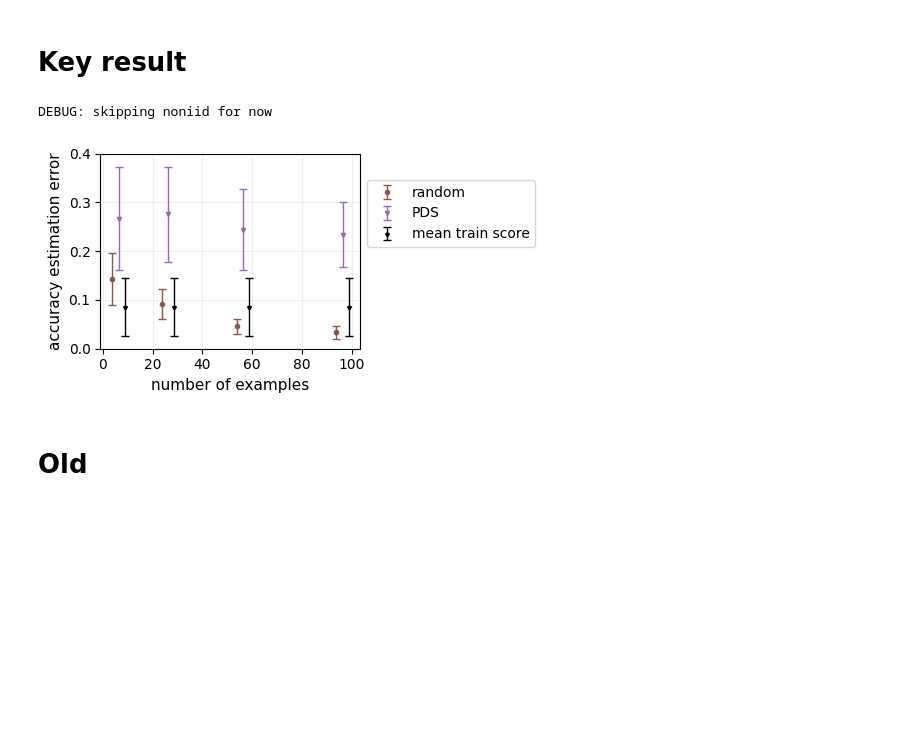
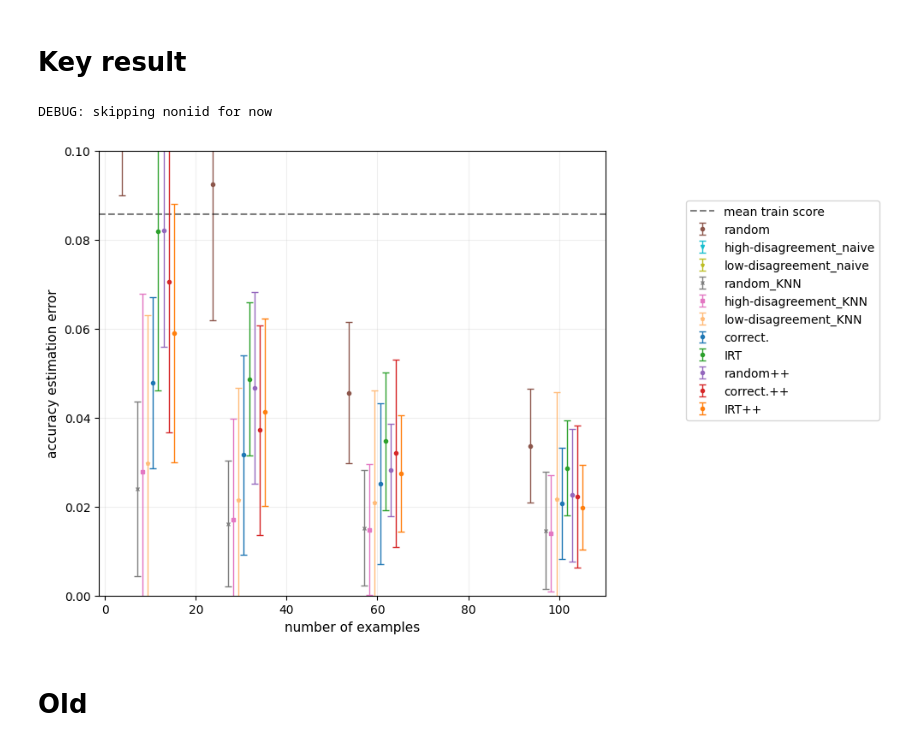
Before and after one commit to AlexanderRubinstein/efficbench, a Jupyter notebook: generate_plots.ipynb, the cells around one changed output. Drawn from its saved outputs; the diff is of its cells as text; code cells hidden in the pictures; blank space fills up the shorter version.

Commit message:
- Merge original results when plotting. - Add prediction by KNN. - Update plotting. - Remove parallelism in accuracies computation. - Compute true accuracies by function.

```diff
--- a/generate_plots.ipynb
+++ b/generate_plots.ipynb
@@ -75,53 +45,65 @@ with open('/home/oh/arubinstein17/github/efficbench/results/table_avg.pickle', '
 with open('/home/oh/arubinstein17/github/efficbench/results/table_std.pickle', 'rb') as handle:
     table_std = pickle.load(handle)
 
+# Load table_avg from pickle file
+with open('/home/oh/arubinstein17/github/efficbench/results/table_avg_original.pickle', 'rb') as handle:
+    table_avg_original = pickle.load(handle)
+with open('/home/oh/arubinstein17/github/efficbench/results/table_std_original.pickle', 'rb') as handle:
+    table_std_original = pickle.load(handle)
+
+table_avg = merge_methods(table_avg, table_avg_original)
+table_std = merge_methods(table_std, table_std_original)
+
 if results == 'acc': ylim = (0,.1)
 elif results == 'rank':
     if agg_metric == 'std': ylim = (0,.1)
     else: ylim = (.5,1)
 else: raise NotImplementedError
 # %%
-plt.figure(figsize=(8,2.75))
-ylim = (0,0.4)
+plt.figure(figsize=(16, 6))
+# ylim = (0,0.4)
+ylim = (0, 0.1)
 bench='mmlu_fields'
 methods = table_avg["mmlu_fields"]["iid"].keys()
 methods = [method for method in methods if method not in ['random_pirt', 'anchor_pirt', 'random_cirt', 'anchor_cirt', "anchor-irt_cirt", "anchor-irt_pirt"]]
 # Iterate over your benchmarks
 for i, split in enumerate(splits[bench]):  # Replace `benchmarks` with your list of benchmarks
+
+    # print(table_avg[bench][split])
 
     if split == 'noniid':
         print("DEBUG: skipping noniid for now")
         continue
     # Plot on the ith subplot
     plt.subplot(1, 2, i+1)
     if results == 'rank': ylabel='Spearman correlation \nfor LLMs ranking'
     else: ylabel='accuracy estimation error'
 
     if split == 'noniid':
         cur_methods = [method for method in methods if method not in ['mean_train_score']] # [ADD][new estimator]
     else:
         cur_methods = methods
 
-    plot_perf_lines(
+    plot_perf_lines_v2(
         table_avg[bench][split],
         table_std[bench][split],
         methods=cur_methods,
         title='',
         xlabel='number of examples',
         ylabel=ylabel,
         ylim=ylim,
         legend=i==0,
         error_bar=True,
         show_ylabel=split=='iid',
         ncols=1,
         posic=(1.35, .9)
     )
     plt.tight_layout()
 plt.savefig(f'plots/mmlu_performance_specialized_models_{results}.png', bbox_inches='tight', dpi=400, transparent=True)
 plt.show()
 # %% [output]
 DEBUG: skipping noniid for now
-[figure, old version]
+[figure, new version]
 # %% [markdown]
 # Old
 # %% [markdown]
```
Also changed, not shown: parts of 2 cells of this notebook, 7 other files.
